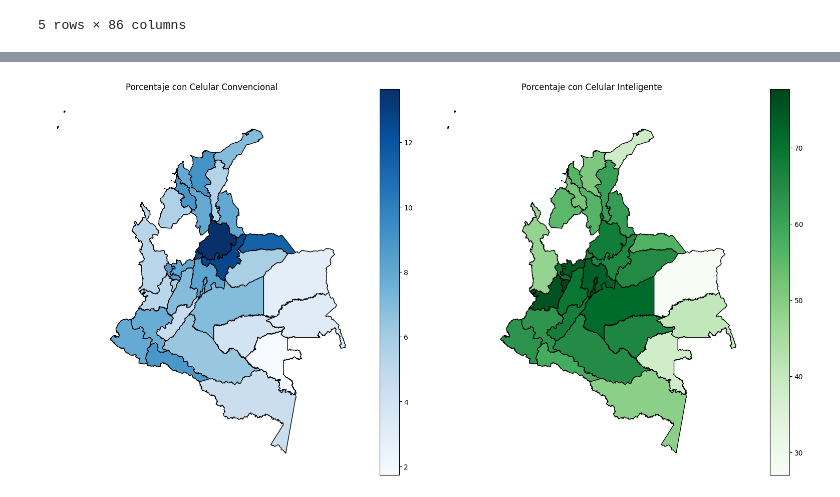
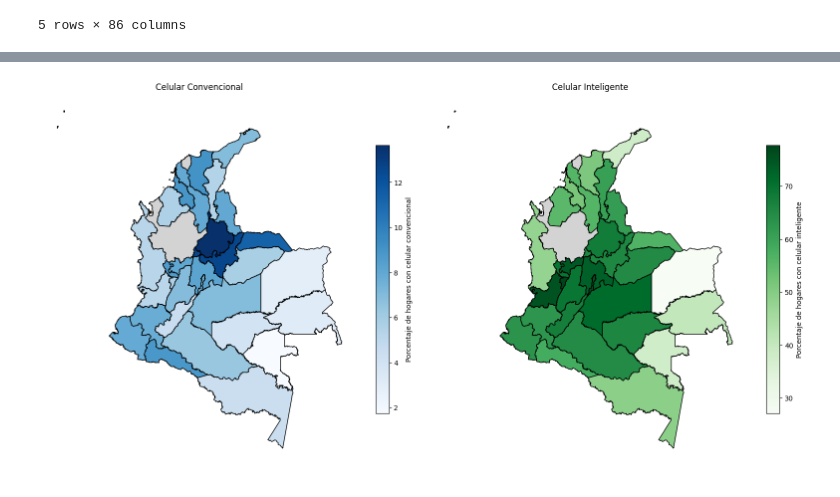
Before and after one commit to Locosteve4526/Taller_2, a Jupyter notebook: Taller_2.ipynb, the cells around one changed output, grey strips where cells are left out. Drawn from its saved outputs; the diff is of its cells as text; code cells hidden in the pictures.

```diff
--- a/Taller_2.ipynb
+++ b/Taller_2.ipynb
@@ -94,32 +167,48 @@ gdf = gdf.merge(resumen_cel, left_on="dpto_ccdgo", right_on="DPTO", how="left")
 # %%
 # Crear figura con dos subplots
 fig, axes = plt.subplots(1, 2, figsize=(16, 8))
 
 # Mapa 1: Celular convencional
 gdf.plot(
     column="convencional",
-    cmap="Blues",
+    cmap=plt.cm.Blues,
     legend=True,
     edgecolor="black",
-    ax=axes[0]
+    ax=axes[0],
+    missing_kwds={
+        "color": "lightgrey",
+        "label": "Sin datos"
+    },
+    legend_kwds={
+        "label": "Porcentaje de hogares con celular convencional",
+        "orientation": "vertical",
+        "shrink": 0.7
+    }
 )
-axes[0].set_title("Porcentaje con Celular Convencional")
+axes[0].set_title("Celular Convencional")
+axes[0].set_axis_off()
 
 # Mapa 2: Celular inteligente
 gdf.plot(
     column="inteligente",
-    cmap="Greens",
+    cmap=plt.cm.Greens,
     legend=True,
     edgecolor="black",
-    ax=axes[1]
+    ax=axes[1],
+    missing_kwds={
+        "color": "lightgrey",
+        "label": "Sin datos"
+    },
+    legend_kwds={
+        "label": "Porcentaje de hogares con celular inteligente",
+        "orientation": "vertical",
+        "shrink": 0.7
+    }
 )
-axes[1].set_title("Porcentaje con Celular Inteligente")
-
-# Quitar ejes
-for ax in axes:
-    ax.axis("off")
+axes[1].set_title("Celular Inteligente")
+axes[1].set_axis_off()
 
 plt.tight_layout()
 plt.show()
 # %% [output]
-[figure, old version]
+[figure, new version]
```
Also changed, not shown: parts of 13 cells of this notebook, 14 other files.
